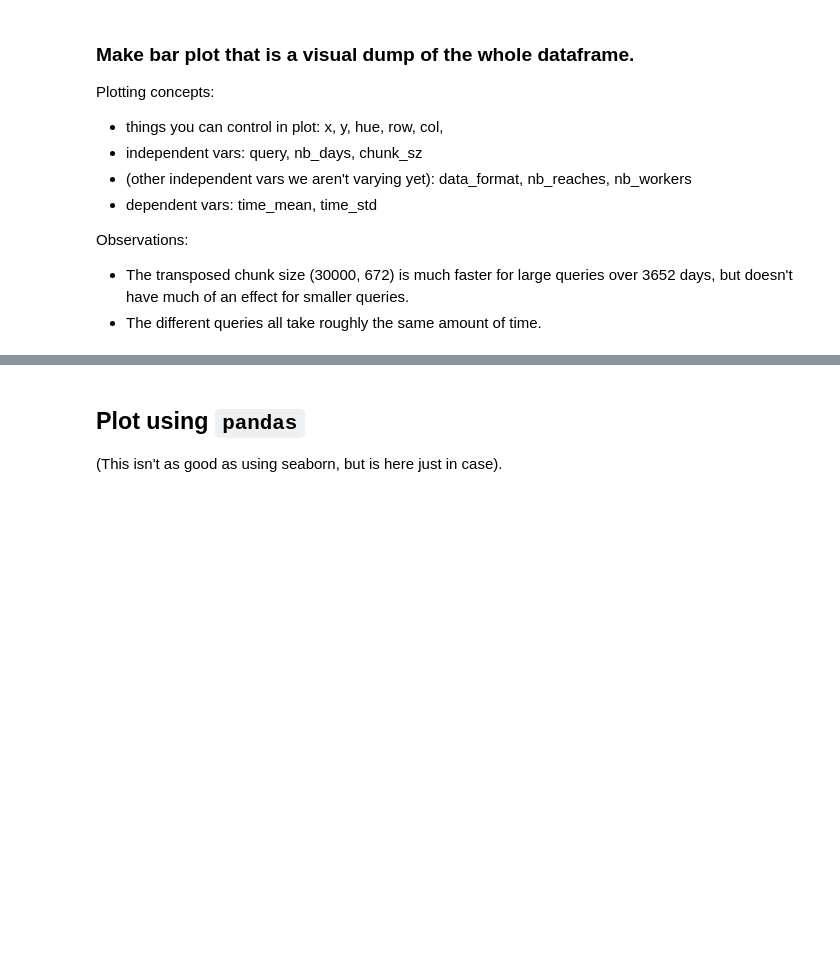
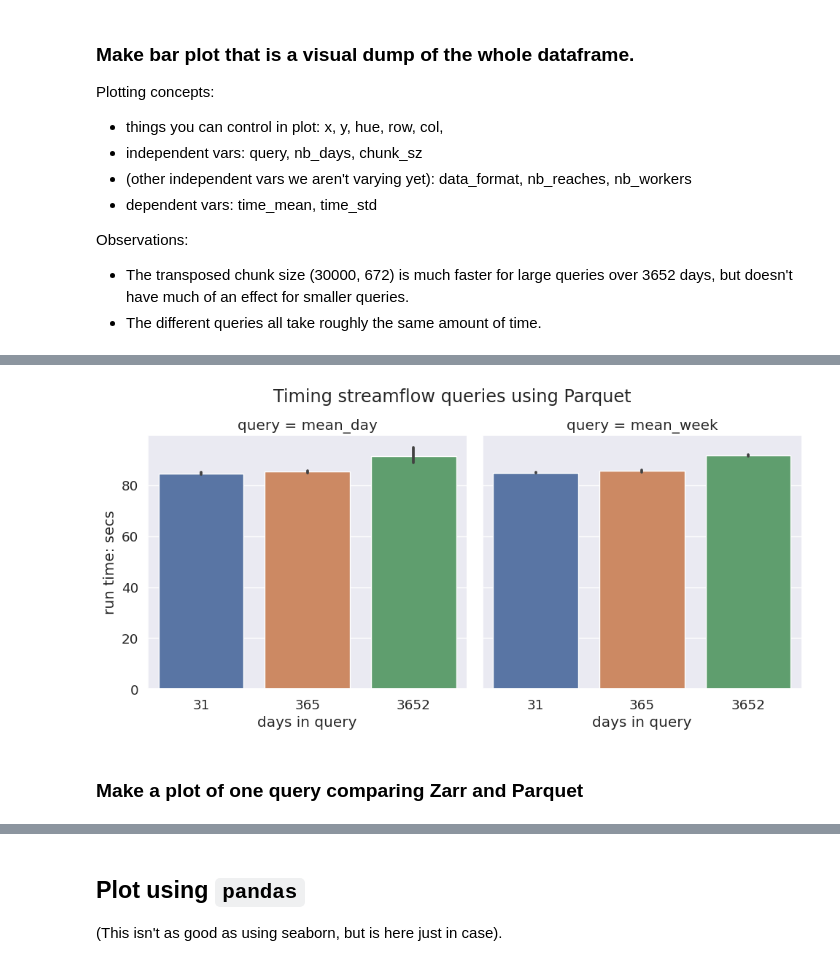
Before and after one commit to azavea/noaa-hydro-data, a Jupyter notebook: src/esip-2022-presentation/plot_results.ipynb, the cells around one changed output, grey strips where cells are left out. Drawn from its saved outputs; the diff is of its cells as text; code cells hidden in the pictures; blank space fills up the shorter version.

```diff
--- a/src/esip-2022-presentation/plot_results.ipynb
+++ b/src/esip-2022-presentation/plot_results.ipynb
@@ -100,0 +68,4 @@ df.head()
+# %%
+parquet_uri = 's3://azavea-noaa-hydro-data/esip-experiments/benchmarks/parquet/lf/07-16-2022a.csv'
+parquet_df = add_extra_cols(pd.read_csv(parquet_uri))
+parquet_df.head()
@@ -131,0 +105,13 @@ with tempfile.NamedTemporaryFile() as tf:
+# %%
+# Parquet
+plot = sns.catplot(
+    x='days in query', y='run time: secs', col='query',
+    kind='bar', data=parquet_df)
+fig = plot.fig
+fig.subplots_adjust(top=0.85)
+fig.suptitle('Timing streamflow queries using Parquet')
+savefig_s3(fig, join(out_root_uri, 'parquet.png'), format='png', dpi=200)
+# %% [output]
+[figure, added]
+# %% [markdown]
+### Make a plot of one query comparing Zarr and Parquet
```
Also changed, not shown: parts of 11 cells of this notebook, 1 other file.
